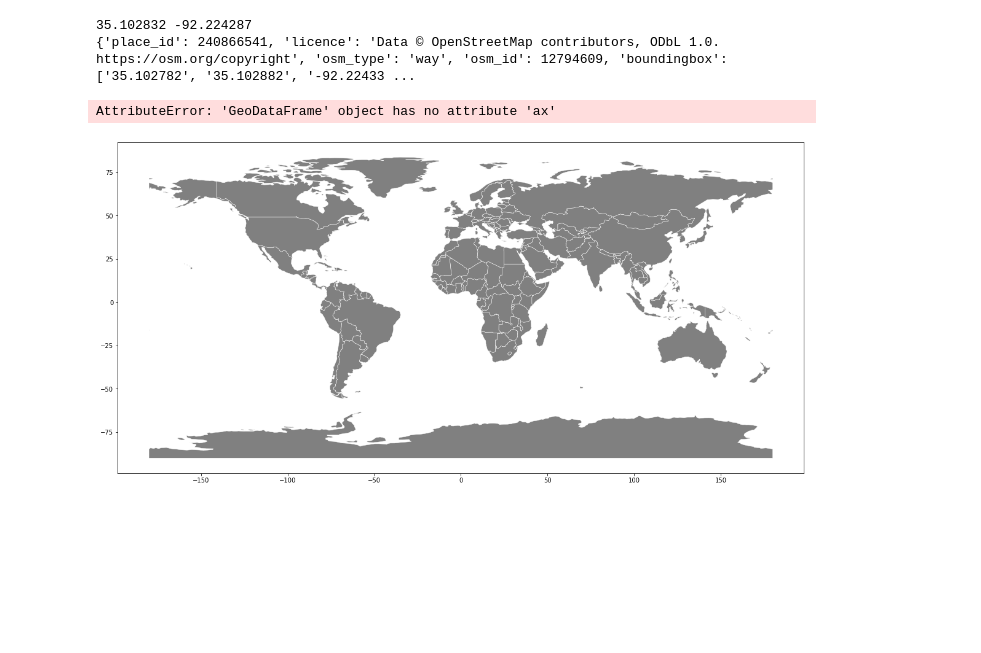
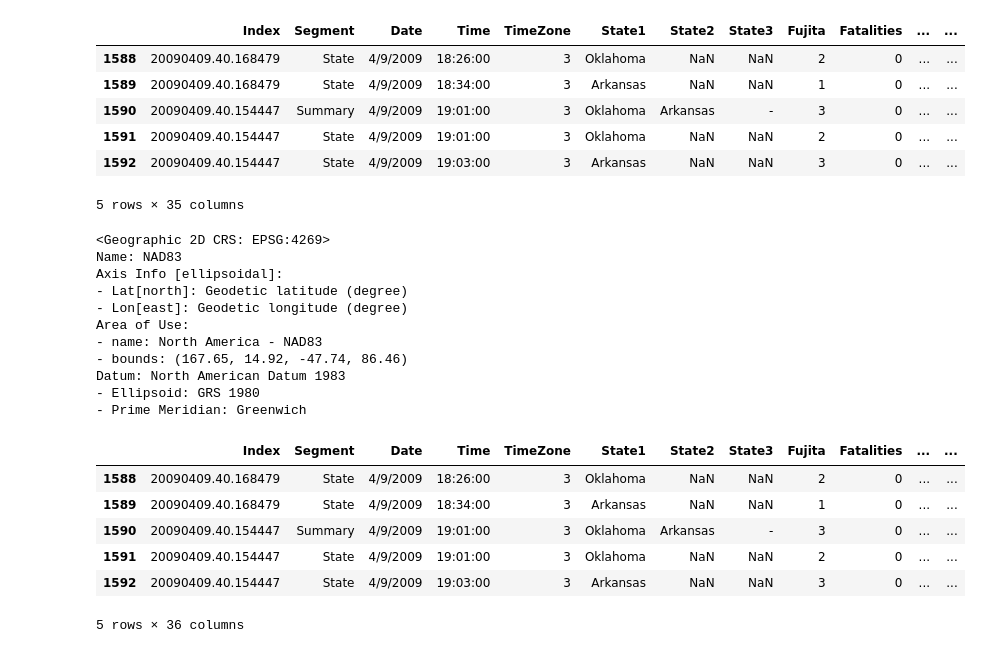
Before and after one commit to williamrhayes/TornadoAnalysis, a Jupyter notebook: Programs/TornadoAnalysis_GP.ipynb, the cells around one changed output. Saved outputs shown, nothing was run; the diff lists cells and outputs as text; code cells hidden in the pictures; blank space fills up the shorter version.

```diff
--- a/Programs/TornadoAnalysis_GP.ipynb
+++ b/Programs/TornadoAnalysis_GP.ipynb
@@ -32,16 +8,0 @@ Datum: World Geodetic System 1984
-# %%
-geolocator = Nominatim(user_agent="Rwanda Deluxe Insights")
-location = geolocator.geocode("429 sellers road, Arkansas")
-
-print(location.latitude, location.longitude)
-print(location.raw)
-# %% [output]
-35.102832 -92.224287
-{'place_id': 240866541, 'licence': 'Data © OpenStreetMap contributors, ODbL 1.0. https://osm.org/copyright', 'osm_type': 'way', 'osm_id': 12794609, 'boundingbox': ['35.102782', '35.102882', '-92.22433 ...
-# %%
-world.plot(color='grey', linewidth=0.5, edgecolor='white', figsize=(20,15))
-world.set_ylim([40.4, 47.2])
-world.set_xlim([7.0, 14.4])
-# %% [output]
-AttributeError: 'GeoDataFrame' object has no attribute 'ax'
-[figure, removed]
@@ -47,0 +13,40 @@ AttributeError: 'GeoDataFrame' object has no attribute 'ax'
+# %%
+# STATEFP for Arkansas is 05...?
+tornadoes.head()
+# %% [output]
+|  | Index | Segment | Date | Time | TimeZone | State1 | State2 | State3 | Fujita | Fatalities | ... | ... |
+| 1588 | 20090409.40.168479 | State | 4/9/2009 | 18:26:00 | 3 | Oklahoma | NaN | NaN | 2 | 0 | ... | ... |
+| 1589 | 20090409.40.168479 | State | 4/9/2009 | 18:34:00 | 3 | Arkansas | NaN | NaN | 1 | 0 | ... | ... |
+| 1590 | 20090409.40.154447 | Summary | 4/9/2009 | 19:01:00 | 3 | Oklahoma | Arkansas | - | 3 | 0 | ... | ... |
+| 1591 | 20090409.40.154447 | State | 4/9/2009 | 19:01:00 | 3 | Oklahoma | NaN | NaN | 2 | 0 | ... | ... |
+| 1592 | 20090409.40.154447 | State | 4/9/2009 | 19:03:00 | 3 | Arkansas | NaN | NaN | 3 | 0 | ... | ... |
+5 rows × 35 columns
+# %%
+#usa.crs
+counties.crs
+# %% [output]
+<Geographic 2D CRS: EPSG:4269>
+Name: NAD83
+Axis Info [ellipsoidal]:
+- Lat[north]: Geodetic latitude (degree)
+- Lon[east]: Geodetic longitude (degree)
+Area of Use:
+- name: North America - NAD83
+- bounds: (167.65, 14.92, -47.74, 86.46)
+Datum: North American Datum 1983
+- Ellipsoid: GRS 1980
+- Prime Meridian: Greenwich
+# %%
+touchdown_points = [shapely.geometry.Point((float(x),float(y))) for x,y in zip(tornadoes['TouchdownLon'],tornadoes['TouchdownLat'])]
+liftoff_points = [shapely.geometry.Point((float(x),float(y))) for x,y in zip(tornadoes['LiftoffLon'],tornadoes['LiftoffLat'])]
+tornado_td_gdf = gpd.GeoDataFrame(tornadoes,
+                                  geometry = touchdown_points)
+tornado_td_gdf.head()
+# %% [output]
+|  | Index | Segment | Date | Time | TimeZone | State1 | State2 | State3 | Fujita | Fatalities | ... | ... |
+| 1588 | 20090409.40.168479 | State | 4/9/2009 | 18:26:00 | 3 | Oklahoma | NaN | NaN | 2 | 0 | ... | ... |
+| 1589 | 20090409.40.168479 | State | 4/9/2009 | 18:34:00 | 3 | Arkansas | NaN | NaN | 1 | 0 | ... | ... |
+| 1590 | 20090409.40.154447 | Summary | 4/9/2009 | 19:01:00 | 3 | Oklahoma | Arkansas | - | 3 | 0 | ... | ... |
+| 1591 | 20090409.40.154447 | State | 4/9/2009 | 19:01:00 | 3 | Oklahoma | NaN | NaN | 2 | 0 | ... | ... |
+| 1592 | 20090409.40.154447 | State | 4/9/2009 | 19:03:00 | 3 | Arkansas | NaN | NaN | 3 | 0 | ... | ... |
+5 rows × 36 columns
```
Also changed, not shown: parts of 9 cells of this notebook.
